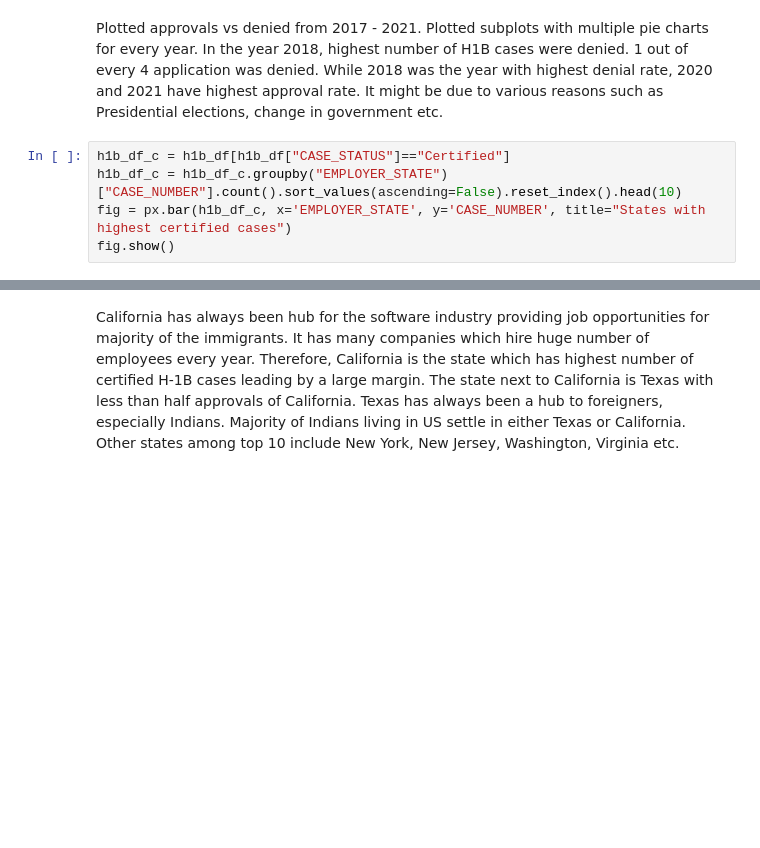
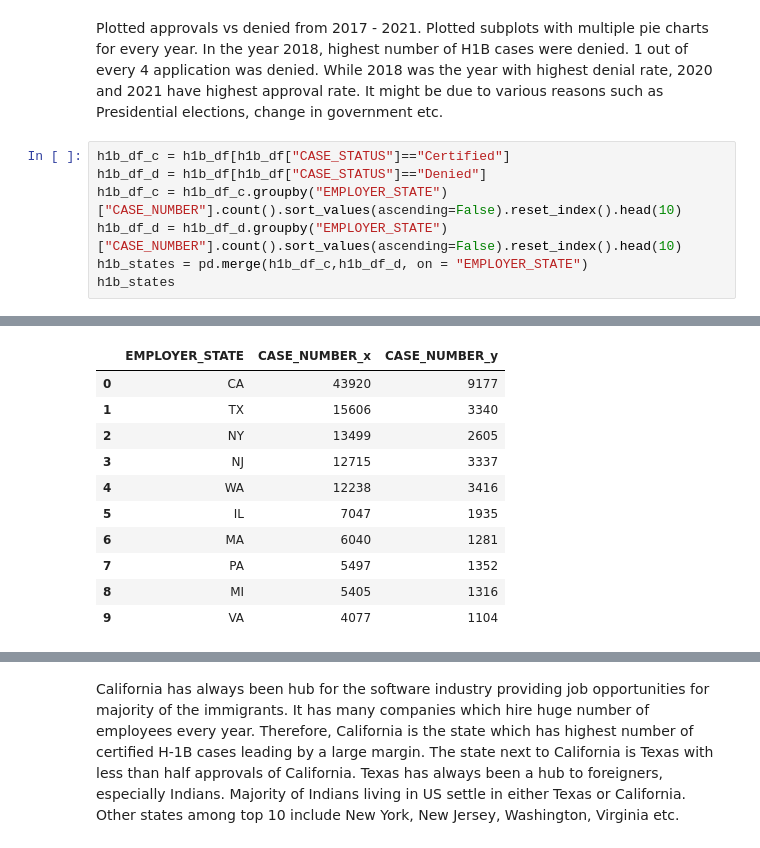
Before and after one commit to DATA-606-SPRING-2022/TEAM_B_data606, a Jupyter notebook: EDA/Project_Draft_2.ipynb, the cells around one changed output, grey strips where cells are left out. Cells and saved outputs as stored; diff of their text form; blank space fills up the shorter version.

```diff
--- a/EDA/Project_Draft_2.ipynb
+++ b/EDA/Project_Draft_2.ipynb
@@ -78,7 +111,9 @@ fig.show()
 Plotted approvals vs denied from 2017 - 2021. Plotted subplots with multiple pie charts for every year. In the year 2018, highest number of H1B cases were denied. 1 out of every 4 application was denied. While 2018 was the year with highest denial rate, 2020 and 2021 have highest approval rate. It might be due to various reasons such as Presidential elections, change in government etc.
 # %%
 h1b_df_c = h1b_df[h1b_df["CASE_STATUS"]=="Certified"]
+h1b_df_d = h1b_df[h1b_df["CASE_STATUS"]=="Denied"]
 h1b_df_c = h1b_df_c.groupby("EMPLOYER_STATE")["CASE_NUMBER"].count().sort_values(ascending=False).reset_index().head(10)
-fig = px.bar(h1b_df_c, x='EMPLOYER_STATE', y='CASE_NUMBER', title="States with highest certified cases")
-fig.show()
+h1b_df_d = h1b_df_d.groupby("EMPLOYER_STATE")["CASE_NUMBER"].count().sort_values(ascending=False).reset_index().head(10)
+h1b_states = pd.merge(h1b_df_c,h1b_df_d, on = "EMPLOYER_STATE")
+h1b_states
 # %% [output]
@@ -85,0 +120,11 @@ fig.show()
+|  | EMPLOYER_STATE | CASE_NUMBER_x | CASE_NUMBER_y |
+| 0 | CA | 43920 | 9177 |
+| 1 | TX | 15606 | 3340 |
+| 2 | NY | 13499 | 2605 |
+| 3 | NJ | 12715 | 3337 |
+| 4 | WA | 12238 | 3416 |
+| 5 | IL | 7047 | 1935 |
+| 6 | MA | 6040 | 1281 |
+| 7 | PA | 5497 | 1352 |
+| 8 | MI | 5405 | 1316 |
+| 9 | VA | 4077 | 1104 |
```
Also changed, not shown: parts of 14 cells of this notebook.
